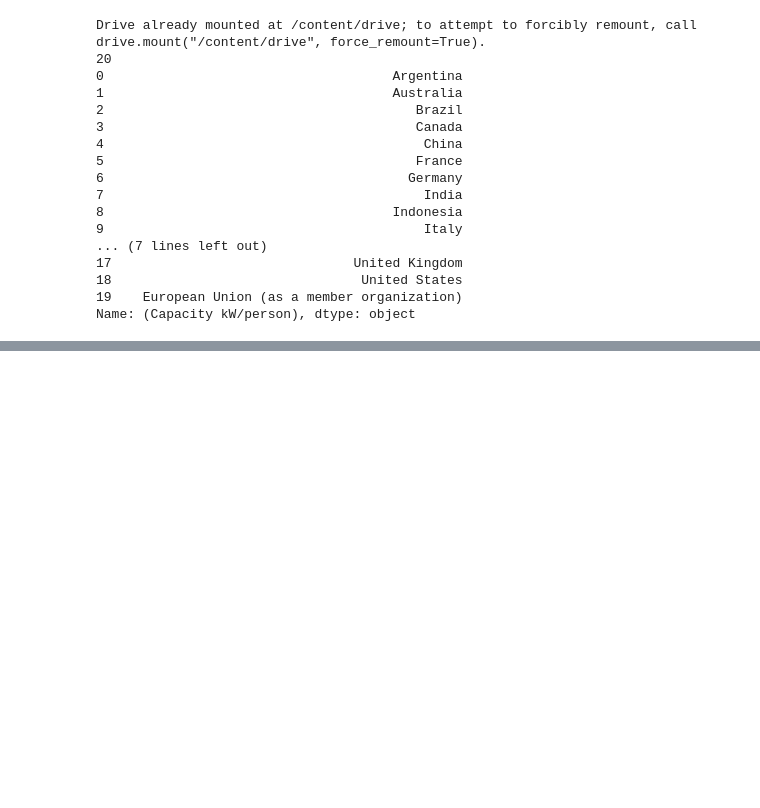
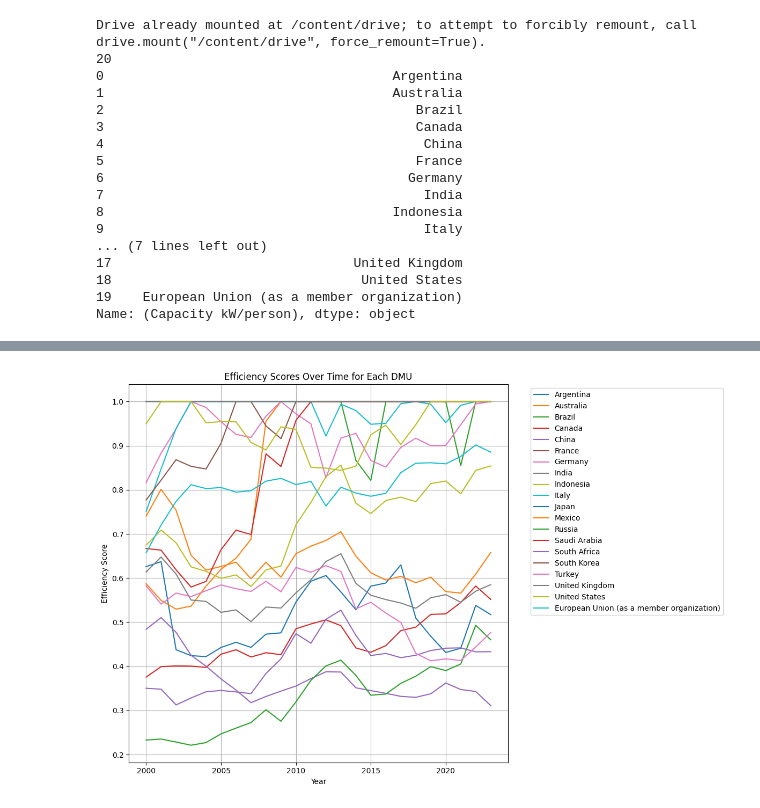
Before and after one commit to silviasd2025-bit/dea_studies, a Jupyter notebook: 20250918_dea.ipynb, the cells around one changed output, grey strips where cells are left out. Drawn from its saved outputs; the diff is of its cells as text; code cells hidden in the pictures; blank space fills up the shorter version.

```diff
--- a/20250918_dea.ipynb
+++ b/20250918_dea.ipynb
@@ -318,9 +320,18 @@ def normalize_data(data):
 # %%
 # DEA accepts : 'VRS' or 'CRS'
 returns = 'CRS'
+
+
+# Create results DataFrame
+results = pd.DataFrame({
+     'DMU': countries,
+    })
+
+print (results.DMU)
+l_results = []
+
 for year in range(2000, 2024):
 
-  # '2015', '2020', '2021']:
   print("\n\n\n")
   print ("*********************************************")
   print ("******* Processing year %s" % year)
@@ -353,7 +364,7 @@ for year in range(2000, 2024):
   o_electrification_year_norm               = normalize_data(o_electrification_year)
   o_inv_carbon_intensity_year_norm          = normalize_data(1.0/o_carbon_intensity_year)
 
-  inputs_dea = pd.DataFrame({'Inverse Energy Diversification (norm)': i_inv_energy_diversification_year_norm,
+  inputs_dea = pd.DataFrame({#'Inverse Energy Diversification (norm)': i_inv_energy_diversification_year_norm,
                              'Energy Export (norm)': i_energy_export_year_norm,
                              'Renewable Energy (norm)': i_renewable_year_norm,
                              'Installed Capacity per Capita (norm)': i_installed_capacity_per_capita_year_norm,
@@ -387,9 +398,11 @@ for year in range(2000, 2024):
   print ('----------------\n\n\n')
   print ('*** Efficiency ***')
   print ('----------------\n\n\n')
+  print (myresults['Efficiency'])
+  l_results.append(myresults['Efficiency'])
+  results[year] = myresults['Efficiency'].values
 
-  print (myresults['Efficiency'])
-
+  print ('----------------\n\n\n')
   print ('----------------\n\n\n')
   print('*** Weights ***')
   print('----------------\n\n\n')
@@ -397,6 +410,8 @@ for year in range(2000, 2024):
   print (type(myresults['Weights']))
   print (myresults['Weights'])
 
+
+  print (results[year])
   with pd.ExcelWriter(os.path.join(dir2write,"dea_out_"+ str(year)  + '.xlsx')) as writer:
               inputs_dea.to_excel(writer, sheet_name='Inputs')
               outputs_dea.to_excel(writer, sheet_name='Outputs')
@@ -405,21 +420,21 @@ for year in range(2000, 2024):
               myresults['Weights'].to_excel(writer, sheet_name='Weights')
 
   if  os.path.exists(os.path.join(dir2write, "dea_efficiency.xlsx")):
-    with pd.ExcelWriter(os.path.join(dir2write, "dea_efficiency.xlsx"), mode='a') as writer2eff:
+    with pd.ExcelWriter(os.path.join(dir2write, "dea_efficiency.xlsx"), mode='a', if_sheet_exists='replace') as writer2eff:
                      myresults['Efficiency'].to_excel(writer2eff, sheet_name=str(year))
   else:
     with pd.ExcelWriter(os.path.join(dir2write, "dea_efficiency.xlsx"), mode='w') as writer2eff:
                      myresults['Efficiency'].to_excel(writer2eff, sheet_name=str(year))
 
   if os.path.exists(os.path.join(dir2write, "dea_weights.xlsx")):
-              with pd.ExcelWriter(os.path.join(dir2write, "dea_weights.xlsx"), mode='a') as writer2eff:
+              with pd.ExcelWriter(os.path.join(dir2write, "dea_weights.xlsx"), mode='a', if_sheet_exists='replace') as writer2eff:
                      myresults['Weights'].to_excel(writer2eff, sheet_name=str(year))
   else:
               with pd.ExcelWriter(os.path.join(dir2write, "dea_weights.xlsx"), mode='w') as writer2eff:
                      myresults['Weights'].to_excel(writer2eff, sheet_name=str(year))
 
   if os.path.exists(os.path.join(dir2write, "dea_status.xlsx")):
-              with pd.ExcelWriter(os.path.join(dir2write, "dea_status.xlsx"), mode='a') as writer2eff:
+              with pd.ExcelWriter(os.path.join(dir2write, "dea_status.xlsx"), mode='a', if_sheet_exists='replace') as writer2eff:
                      myresults['Status'].to_excel(writer2eff, sheet_name=str(year))
   else:
               with pd.ExcelWriter(os.path.join(dir2write, "dea_status.xlsx"), mode='w') as writer2eff:
@@ -444,0 +481,19 @@ Mexico                                                 0.412716
+# %%
+plt.figure(figsize=(12, 8))
+for index, row in results.iterrows():
+    dmu = row['DMU']
+    efficiencies = row[results.columns[1:]].values  # Exclude 'DMU' column
+    years = results.columns[1:]  # Exclude 'DMU' column
+    #print(years)
+    #print (efficiencies)
+    plt.plot(years, efficiencies, label=dmu)
+
+plt.xlabel('Year')
+plt.ylabel('Efficiency Score')
+plt.title('Efficiency Scores Over Time for Each DMU')
+plt.legend(bbox_to_anchor=(1.05, 1), loc='upper left')
+plt.grid(True)
+plt.tight_layout()
+plt.show()
+# %% [output]
+[figure, added]
```
Also changed, not shown: parts of 5 cells of this notebook.
